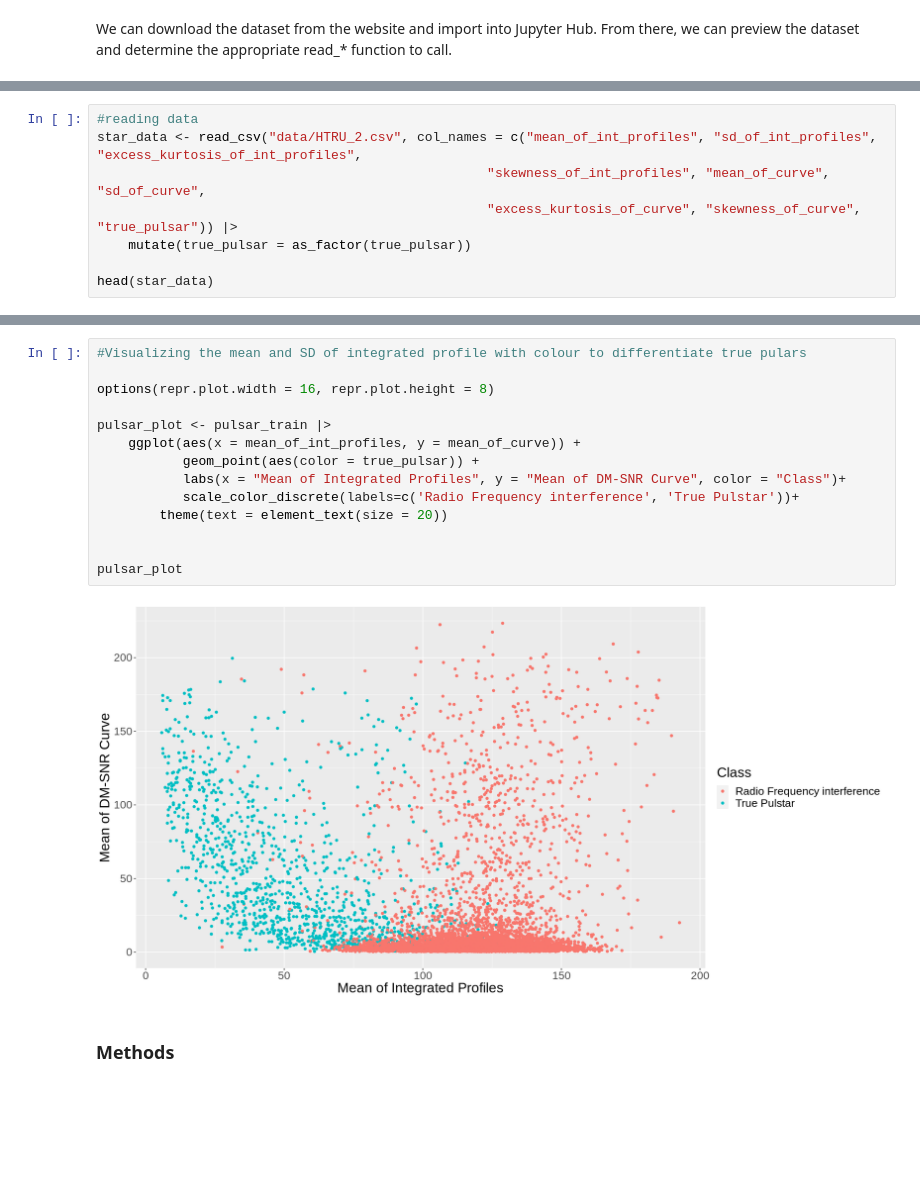
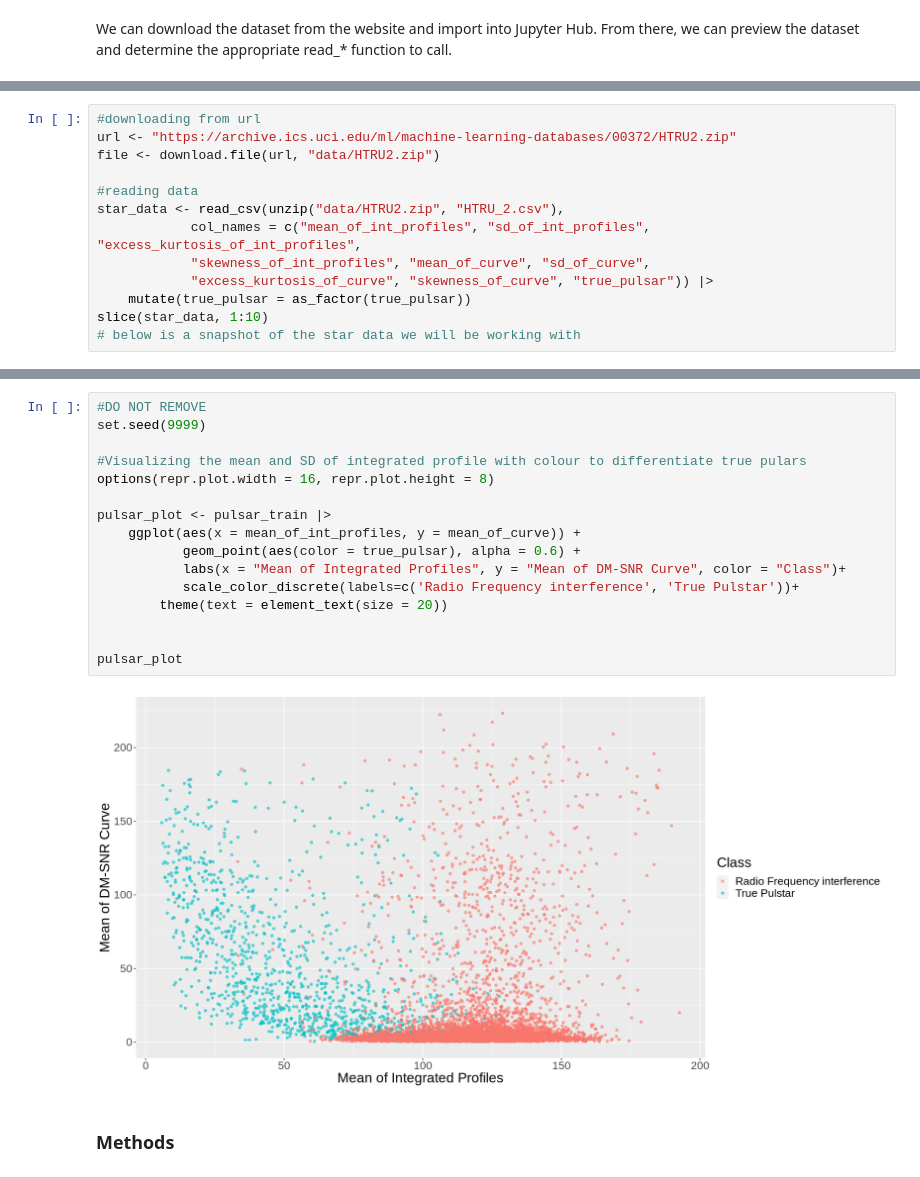
Before and after one commit to HarlH/Classification, a Jupyter notebook: Project_Proposal_new.ipynb, the cells around one changed output, grey strips where cells are left out. Cells and saved outputs as stored; diff of their text form; blank space fills up the shorter version.

```diff
--- a/Project_Proposal_new.ipynb
+++ b/Project_Proposal_new.ipynb
@@ -48,11 +48,16 @@ library(tidymodels)
 # %%
+#downloading from url
+url <- "https://archive.ics.uci.edu/ml/machine-learning-databases/00372/HTRU2.zip"
+file <- download.file(url, "data/HTRU2.zip")
+
 #reading data
-star_data <- read_csv("data/HTRU_2.csv", col_names = c("mean_of_int_profiles", "sd_of_int_profiles", "excess_kurtosis_of_int_profiles",
-                                                  "skewness_of_int_profiles", "mean_of_curve", "sd_of_curve",
-                                                  "excess_kurtosis_of_curve", "skewness_of_curve", "true_pulsar")) |>
+star_data <- read_csv(unzip("data/HTRU2.zip", "HTRU_2.csv"),
+            col_names = c("mean_of_int_profiles", "sd_of_int_profiles", "excess_kurtosis_of_int_profiles",
+            "skewness_of_int_profiles", "mean_of_curve", "sd_of_curve",
+            "excess_kurtosis_of_curve", "skewness_of_curve", "true_pulsar")) |>
     mutate(true_pulsar = as_factor(true_pulsar))
-
-head(star_data)
+slice(star_data, 1:10)
+# below is a snapshot of the star data we will be working with
 # %% [output]
 Rows: 17898 Columns: 9
 ── Column specification ────────────────────────────────────────────────────────
@@ -90,19 +102,21 @@ A tibble: 2 × 2
 # %%
+#DO NOT REMOVE
+set.seed(9999)
+
 #Visualizing the mean and SD of integrated profile with colour to differentiate true pulars
-
 options(repr.plot.width = 16, repr.plot.height = 8)
 
 pulsar_plot <- pulsar_train |>
     ggplot(aes(x = mean_of_int_profiles, y = mean_of_curve)) +
-           geom_point(aes(color = true_pulsar)) +
+           geom_point(aes(color = true_pulsar), alpha = 0.6) +
            labs(x = "Mean of Integrated Profiles", y = "Mean of DM-SNR Curve", color = "Class")+
            scale_color_discrete(labels=c('Radio Frequency interference', 'True Pulstar'))+
         theme(text = element_text(size = 20))
 
 
 pulsar_plot
 # %% [output]
-[figure, old version]
+[figure, new version]
 # %% [markdown]
 ### Methods
 # %% [markdown]
```
Also changed, not shown: parts of 4 cells of this notebook.
